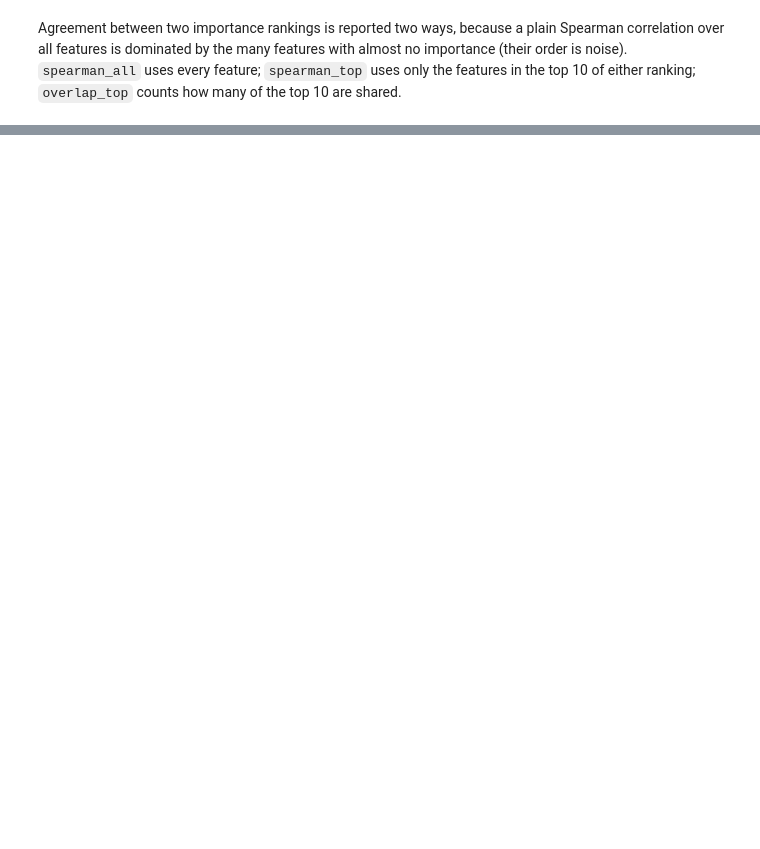
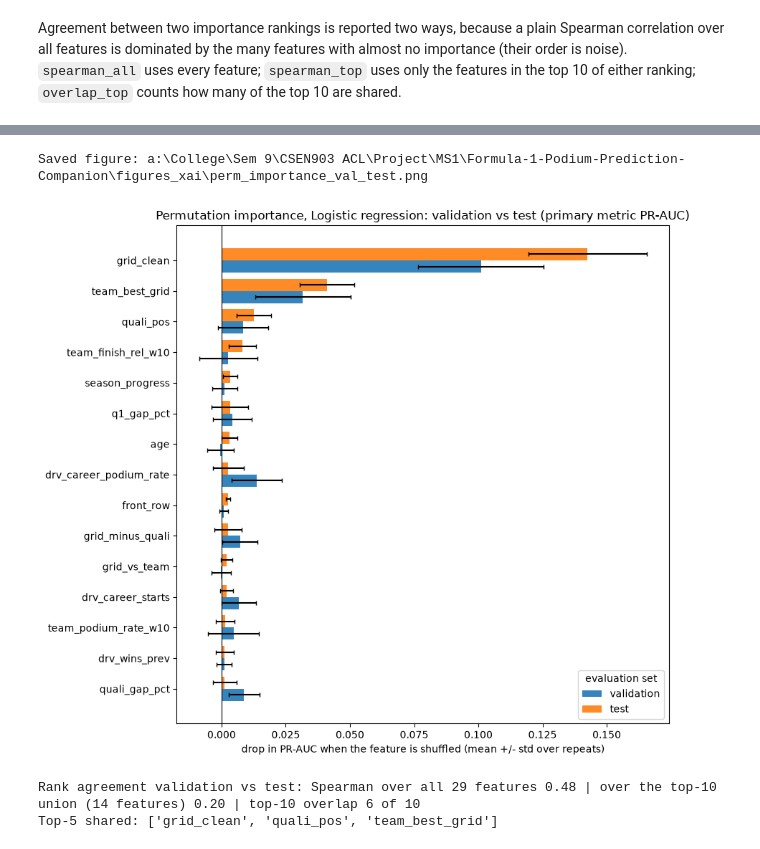
Before and after one commit to HanaAyman33/Formula-1-Podium-Prediction-Companion, a Jupyter notebook: xai_explainability.ipynb, the cells around one changed output, grey strips where cells are left out. Cells and saved outputs as stored; diff of their text form; code cells hidden in the pictures; blank space fills up the shorter version.

```diff
--- a/xai_explainability.ipynb
+++ b/xai_explainability.ipynb
@@ -174,15 +193,20 @@ outputs: /Users/hanaayman/Documents/GitHub/Formula-1-Podium-Prediction-Companion
 29 features (4 binary) in groups {'grid': 6, 'qualifying': 4, 'driver_form': 4, 'constructor_form': 2, 'standings': 6, 'circuit_history': 3, 'context': 4}
 train 22,441 (1950-2019) | val 774 (2020-2021) | test 1,351 (2022-2024) | podium rate train/val/test = 0.135/0.151/0.151
 # %%
+# Define the scoring helpers shared by verification, permutation importance and the result tables.
+# A single definition guarantees every section computes metrics identically, including the race-
+# aware top-3 precision that mirrors the real task (three podium places per race).
 # ---- small helpers used everywhere ------------------------------------------------------------------------------
 def predict_p(m, d): return m.predict_proba(d[FEATURES])[:, 1]
 
+# per race, take the 3 highest-scored drivers and count how many really finished on the podium
 def top3_precision_arr(y, p, race):
     dd = pd.DataFrame(dict(y=y, p=p, r=race)).sort_values(["r", "p"], ascending=[True, False])
     return float(dd.groupby("r").head(3)["y"].mean())
 
+# threshold-free (ROC-AUC, PR-AUC) and thresholded (F1, precision, recall) metrics in one place
 def metrics_at(d, p, thr):
-    y = d[TARGET].to_numpy(); yhat = (np.asarray(p) >= thr - 1e-9).astype(int)   # tolerance: the threshold equals one saved score exactly
+    y = d[TARGET].to_numpy(); yhat = (np.asarray(p) >= thr).astype(int)
     return dict(roc_auc=roc_auc_score(y, p), pr_auc=average_precision_score(y, p), f1=f1_score(y, yhat, zero_division=0),
                 precision=precision_score(y, yhat, zero_division=0), recall=recall_score(y, yhat, zero_division=0),
                 top3_precision=top3_precision_arr(y, np.asarray(p), d["raceId"].to_numpy()))
@@ -1148,13 +479,0 @@ Each verified model scores the same driver-race rows. Differences show where mod
-# %%
-rows = []
-for name, i in CASES.items():
-    for k, m in MODELS.items():
-        sc = float(predict_p(m, ex.iloc[[i]])[0])
-        v = pd.Series(sv.values[i], index=FEATURES) if k == EXPLAIN_KEY else (OTHER_SHAP[k]["values"].iloc[i] if k in OTHER_SHAP else None)
-        up = ", ".join(v.sort_values(ascending=False).head(3).index) if v is not None else "n/a"
-        down = ", ".join(v.sort_values().head(3).index) if v is not None else "n/a"
-        rows.append(dict(case=name, row=case_label(i), model=LABEL[k], score=round(sc, 3), threshold=round(THRESHOLD[k], 3), predicts_podium=sc >= THRESHOLD[k] - 1e-9,
-                         actual_podium=int(y_ex[i]), top3_push_up=up, top3_push_down=down))
-CASE_MODELS = pd.DataFrame(rows)
-for name in CASES:
-    print(f"\n{name}: {case_label(CASES[name])}"); display(CASE_MODELS[CASE_MODELS["case"] == name].drop(columns=["case", "row"]).reset_index(drop=True))
@@ -1278,0 +557,45 @@ figures saved to /Users/hanaayman/Documents/GitHub/Formula-1-Podium-Prediction-C
+# %%
+# Figure helpers (save_fig, share_heatmap, plot_perm), then the permutation-importance chart for validation vs test and a ranking-agreement check.
+#  Every figure is saved to figures_xai/ and also shown inline. The agreement check
+#  quantifies whether the feature ranking is trustworthy rather than leaving that to eyeballing the bars.
+def save_fig(fig, name):
+    path = os.path.join(FIG_DIR, name); fig.savefig(path, dpi=150, bbox_inches="tight"); print("Saved figure:", path); plt.show()
+
+# heatmap of per-model importance shares (one column per model); used for permutation importance (15.3.2) and exact SHAP (15.6.2)
+def share_heatmap(share, rows, cmap, title, cbar_label, fname):
+    vals = share.loc[rows].to_numpy()
+    fig, ax = plt.subplots(figsize=(1.3 * share.shape[1] + 4, 0.42 * len(rows) + 1.5))
+    im = ax.imshow(vals, cmap=cmap, aspect="auto", vmin=0)
+    ax.set_xticks(range(share.shape[1])); ax.set_xticklabels(share.columns, rotation=20, ha="right"); ax.set_yticks(range(len(rows))); ax.set_yticklabels(rows)
+    for (i, j), v in np.ndenumerate(vals): ax.text(j, i, f"{v:.0%}", ha="center", va="center", fontsize=8, color="white" if v > vals.max() * 0.6 else "black")
+    ax.set_title(title); plt.colorbar(im, label=cbar_label); fig.tight_layout(); save_fig(fig, fname)
+
+def plot_perm(pi_dict, title, metric="pr_auc", top=TOP_K):
+    key = f"{metric}_drop"; ref = list(pi_dict.values())[-1]
+    order = ref.sort_values(key, ascending=False).head(top)["feature"].tolist()[::-1]
+    fig, ax = plt.subplots(figsize=(9, 0.42 * top + 1.6)); h = 0.8 / len(pi_dict)
+    for j, (lab, pi) in enumerate(pi_dict.items()):
+        s = pi.set_index("feature").loc[order]
+        ax.barh(np.arange(len(order)) + (j - (len(pi_dict) - 1) / 2) * h, s[key], h, xerr=s[f"{metric}_std"], capsize=2, label=lab,
+                color=[group_colors[group_of[f]] for f in order] if len(pi_dict) == 1 else None, alpha=0.9)
+    ax.set_yticks(range(len(order))); ax.set_yticklabels(order); ax.axvline(0, color="k", lw=0.8)
+    ax.set_xlabel(f"drop in {metric.replace('_', '-').upper()} when the feature is shuffled (mean +/- std over repeats)"); ax.set_title(title)
+    if len(pi_dict) > 1: ax.legend(title="evaluation set")
+    else:
+        ax.legend(handles=[plt.Rectangle((0, 0), 1, 1, color=c) for g, c in group_colors.items() if g in {group_of[f] for f in order}],
+                  labels=[g for g in group_colors if g in {group_of[f] for f in order}], fontsize=8, loc="lower right")
+    fig.tight_layout(); return fig
+
+save_fig(plot_perm(PI, f"Permutation importance, {LABEL[EXPLAIN_KEY]}: validation vs test (primary metric PR-AUC)"), "perm_importance_val_test.png")
+
+# do the two evaluation sets agree on the ranking?
+# do validation and test agree on which features matter?
+AG_VT = agreement(PI["validation"].set_index("feature")["pr_auc_drop"], PI["test"].set_index("feature")["pr_auc_drop"])
+print(f"Rank agreement validation vs test: Spearman over all {len(FEATURES)} features {AG_VT['spearman_all']:.2f} | over the top-10 union ({AG_VT['n_union']} features) {AG_VT['spearman_top']:.2f} | top-10 overlap {AG_VT['overlap_top']} of 10")
+top_v, top_t = (set(PI[s].sort_values("pr_auc_drop", ascending=False).head(5)["feature"]) for s in ("validation", "test"))
+print(f"Top-5 shared: {sorted(top_v & top_t)}")
+# %% [output]
+Saved figure: a:\College\Sem 9\CSEN903 ACL\Project\MS1\Formula-1-Podium-Prediction-Companion\figures_xai\perm_importance_val_test.png
+[figure, added]
+Rank agreement validation vs test: Spearman over all 29 features 0.48 | over the top-10 union (14 features) 0.20 | top-10 overlap 6 of 10
+Top-5 shared: ['grid_clean', 'quali_pos', 'team_best_grid']
```
Also changed, not shown: parts of 85 cells of this notebook.
